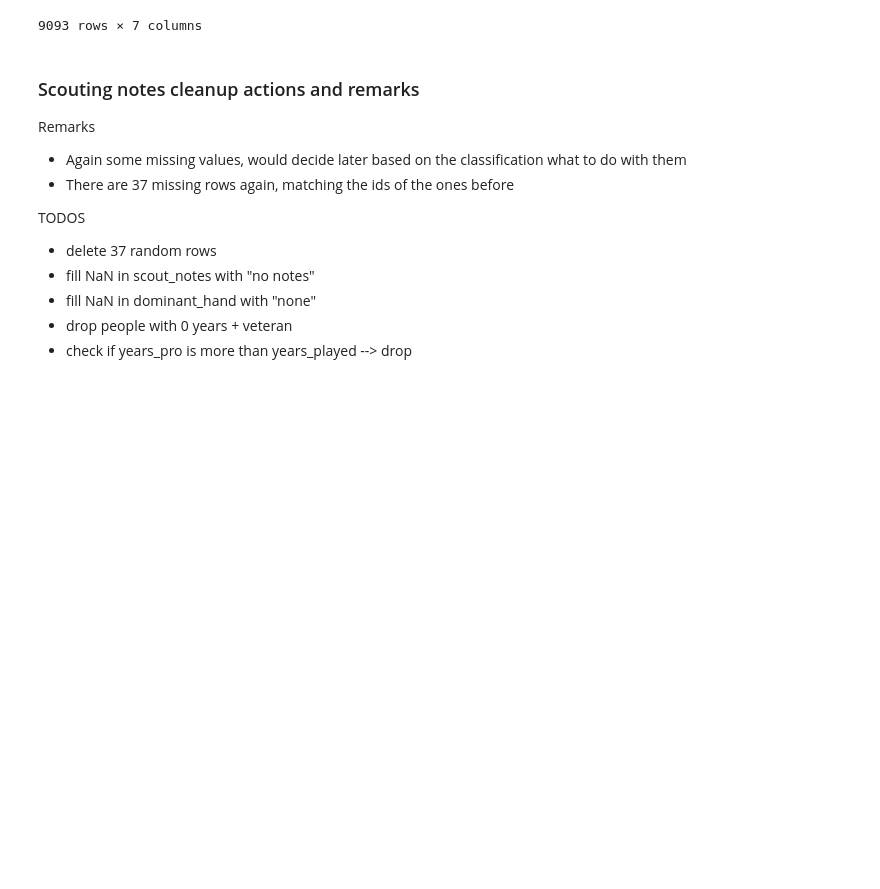
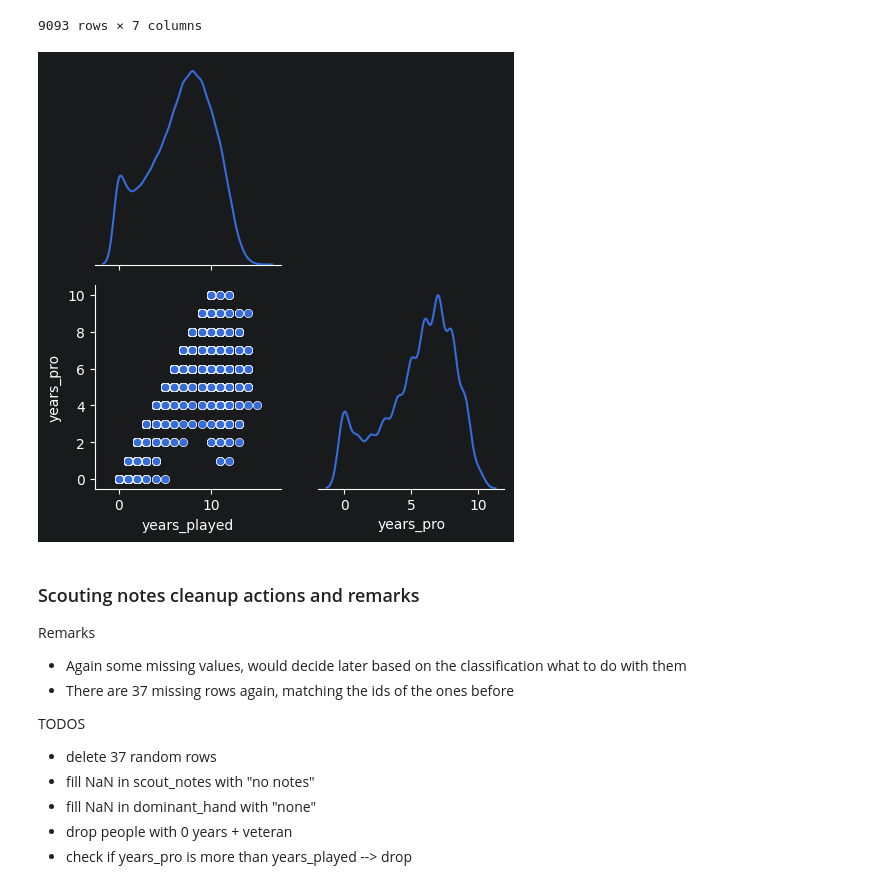
Before and after one commit to jaklvinc/KnowledgeDiscoveryAndDataMining-TUGraz-2026, a Jupyter notebook: phase_1/group_project.ipynb, the cells around one changed output. Cells and saved outputs as stored; diff of their text form; code cells hidden in the pictures; blank space fills up the shorter version.

```diff
--- a/phase_1/group_project.ipynb
+++ b/phase_1/group_project.ipynb
@@ -138,6 +138,25 @@ hockey_scouting_notes
 | 9998 | 3387 | defense | left | rookie | 6.0 | 6.0 | shoots from anywhere just in case |
 | 9999 | 6153 | defense | left | veteran | 14.0 | 6.0 | no notes |
 9093 rows × 7 columns
+# %%
+threshold = 0.7
+corr_matrix = hockey_scouting_notes.corr(numeric_only=True).abs()
+for col in corr_matrix.columns:
+    corr_matrix.loc[col, col] = 0
+
+high_corr_cols = corr_matrix.columns[corr_matrix.max() > threshold]
+
+if len(high_corr_cols) > 0:
+    # Cast to float to avoid Seaborn errors with pandas nullable integer types (Int64)
+    plot_data = hockey_scouting_notes[high_corr_cols].astype(float)
+
+    g = sns.PairGrid(plot_data, diag_sharey=False, corner=True)
+    g.map_lower(sns.scatterplot)
+    g.map_diag(sns.kdeplot)
+else:
+    print(f"No columns found with a correlation greater than {threshold}")
+# %% [output]
+[figure, added]
 # %% [markdown]
 ### Scouting notes cleanup actions and remarks
 
```
Also changed, not shown: parts of 11 cells of this notebook, 1 other file.
